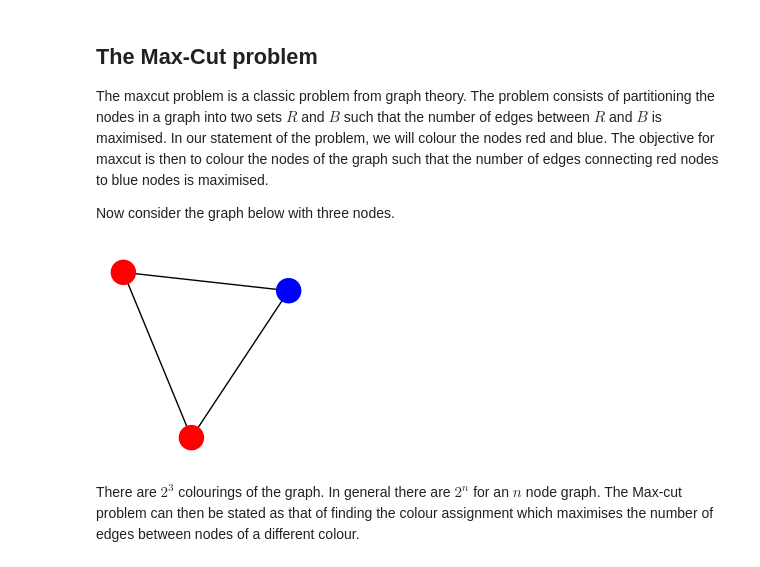
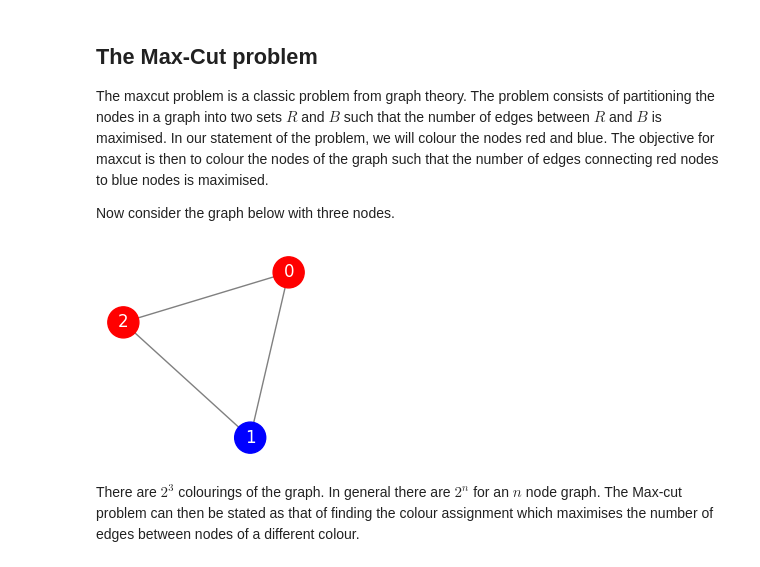
Before and after one commit to Quantinuum/guppylang, a Jupyter notebook: examples/qaoa_maxcut_example.ipynb, the cells around one changed output. Cells and saved outputs as stored; diff of their text form; code cells hidden in the pictures.

```diff
--- a/examples/qaoa_maxcut_example.ipynb
+++ b/examples/qaoa_maxcut_example.ipynb
@@ -15,14 +15,22 @@ Now consider the graph below with three nodes.
 # %%
 import networkx as nx
 import matplotlib.pyplot as plt
 
 G = nx.Graph()
 G.add_edges_from([(0, 1), (1, 2), (2, 0)])
 plt.figure(figsize=(2, 2))
-nx.draw(G, node_color=["red", "blue", "red"])
+nx.draw(
+    G,
+    node_color=["red", "blue", "red"],
+    font_size=12,
+    font_color="white",
+    node_size=500,
+    edge_color="gray",
+    with_labels=True,
+)
 plt.show()
 # %% [output]
-[figure, old version]
+[figure, new version]
 # %% [markdown]
 There are $2^3$ colourings of the graph. In general there are $2^n$ for an $n$ node graph. The Max-cut problem can then be stated as that of finding the colour assignment which maximises the number of edges between nodes of a different colour.
 # %% [markdown]
```
Also changed, not shown: parts of 7 cells of this notebook.
